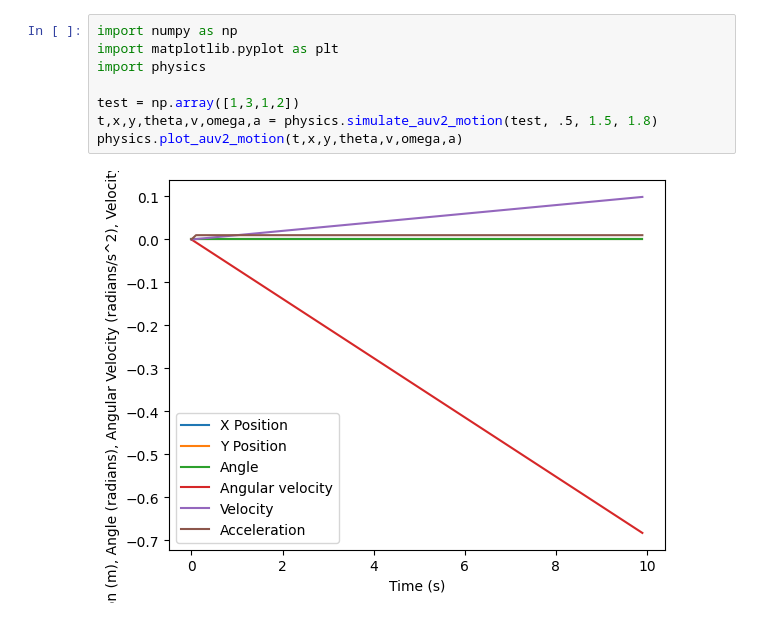
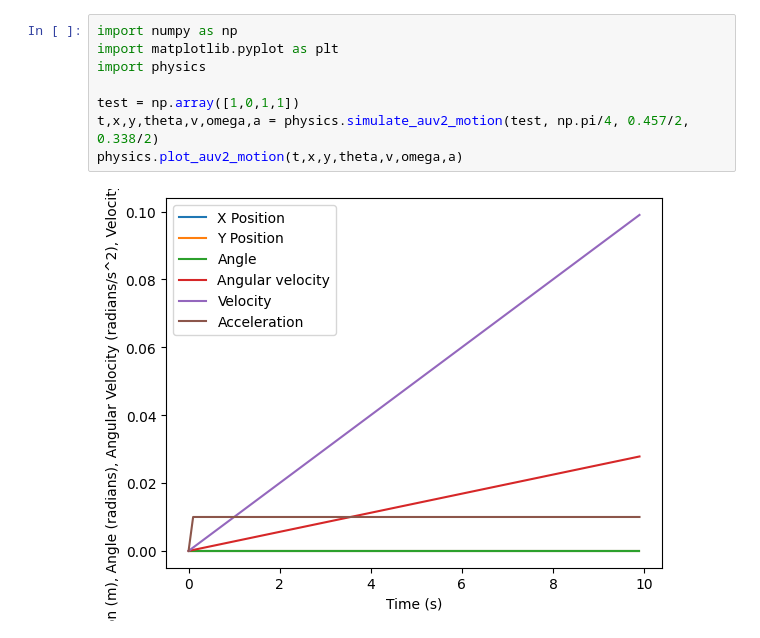
Before and after one commit to travtran05/python-refresher, a Jupyter notebook: simulation_auv2_motion.ipynb, the cells around one changed output. Saved outputs shown, nothing was run; the diff lists cells and outputs as text.

```diff
--- a/simulation_auv2_motion.ipynb
+++ b/simulation_auv2_motion.ipynb
@@ -1,10 +1,10 @@
 # %%
 import numpy as np
 import matplotlib.pyplot as plt
 import physics
 
-test = np.array([1,3,1,2])
-t,x,y,theta,v,omega,a = physics.simulate_auv2_motion(test, .5, 1.5, 1.8)
+test = np.array([1,0,1,1])
+t,x,y,theta,v,omega,a = physics.simulate_auv2_motion(test, np.pi/4, 0.457/2, 0.338/2)
 physics.plot_auv2_motion(t,x,y,theta,v,omega,a)
 # %% [output]
-[figure, old version]
+[figure, new version]
```
Also changed, not shown: parts of 1 cell of this notebook, 1 other file.
